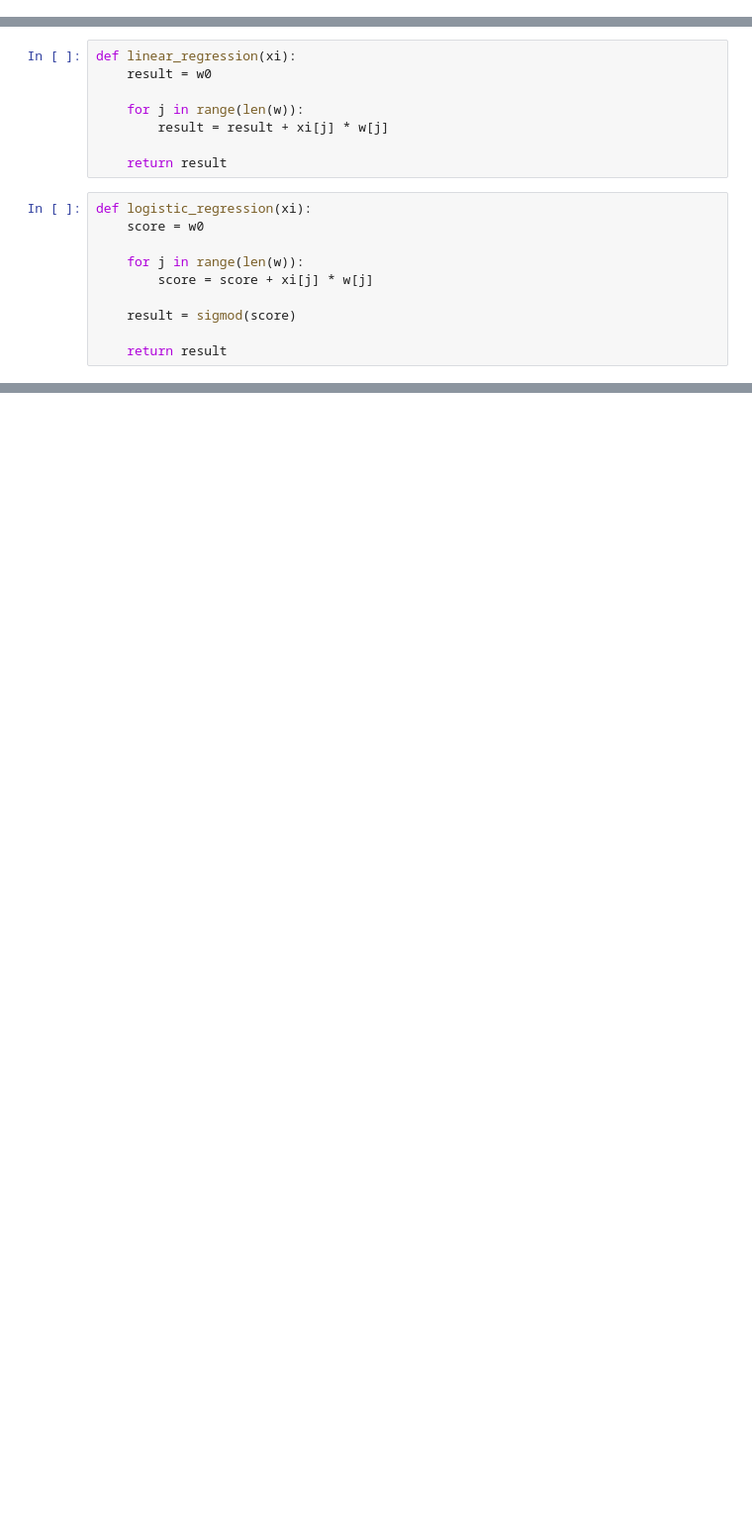
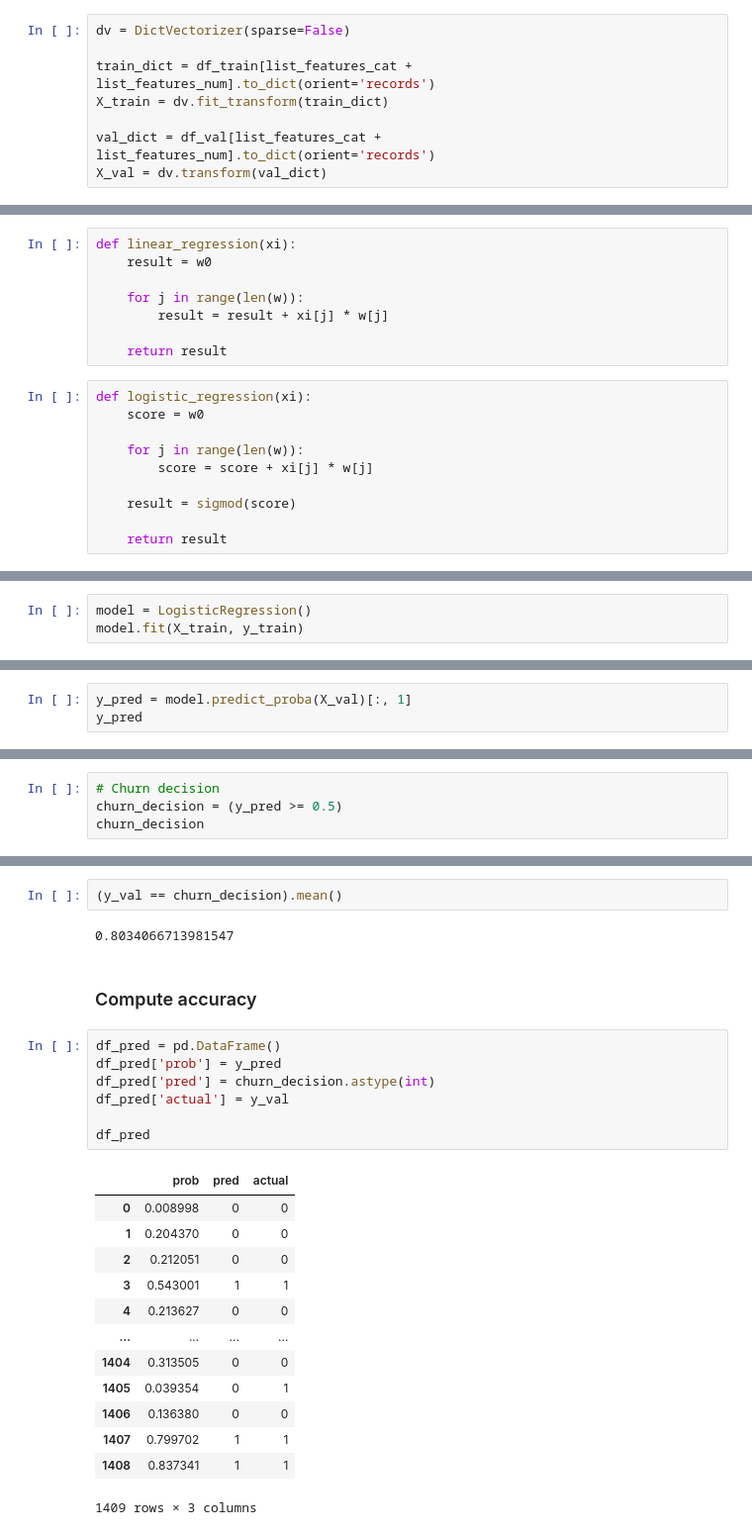
Before and after one commit to tummala-hareesh/ml_zoomcamp_ht, a Jupyter notebook: ipynb/03_customer_churn_prediction.ipynb, the cells around one changed output, grey strips where cells are left out. Shown at 99% size. Drawn from its saved outputs; the diff is of its cells as text; blank space fills up the shorter version.

```diff
--- a/ipynb/03_customer_churn_prediction.ipynb
+++ b/ipynb/03_customer_churn_prediction.ipynb
@@ -573,6 +575,14 @@ dv.get_feature_names()
  'techsupport=no',
  'techsupport=no_internet_service',
  'techsupport=yes']
+# %%
+dv = DictVectorizer(sparse=False)
+
+train_dict = df_train[list_features_cat + list_features_num].to_dict(orient='records')
+X_train = dv.fit_transform(train_dict)
+
+val_dict = df_val[list_features_cat + list_features_num].to_dict(orient='records')
+X_val = dv.transform(val_dict)
 # %% [markdown]
 ***
 # %% [markdown]
@@ -614,0 +629,3 @@ def logistic_regression(xi):
+# %%
+model = LogisticRegression()
+model.fit(X_train, y_train)
@@ -614,0 +663,3 @@ def logistic_regression(xi):
+# %%
+y_pred = model.predict_proba(X_val)[:, 1]
+y_pred
@@ -614,0 +669,4 @@ def logistic_regression(xi):
+# %%
+# Churn decision
+churn_decision = (y_pred >= 0.5)
+churn_decision
@@ -614,0 +696,27 @@ def logistic_regression(xi):
+# %%
+(y_val == churn_decision).mean()
+# %% [output]
+0.8034066713981547
+# %% [markdown]
+### Compute accuracy
+# %%
+df_pred = pd.DataFrame()
+df_pred['prob'] = y_pred
+df_pred['pred'] = churn_decision.astype(int)
+df_pred['actual'] = y_val
+
+df_pred
+# %% [output]
+|  | prob | pred | actual |
+| 0 | 0.008998 | 0 | 0 |
+| 1 | 0.204370 | 0 | 0 |
+| 2 | 0.212051 | 0 | 0 |
+| 3 | 0.543001 | 1 | 1 |
+| 4 | 0.213627 | 0 | 0 |
+| ... | ... | ... | ... |
+| 1404 | 0.313505 | 0 | 0 |
+| 1405 | 0.039354 | 0 | 1 |
+| 1406 | 0.136380 | 0 | 0 |
+| 1407 | 0.799702 | 1 | 1 |
+| 1408 | 0.837341 | 1 | 1 |
+1409 rows × 3 columns
```
Also changed, not shown: parts of 15 cells of this notebook, 1 other file.
